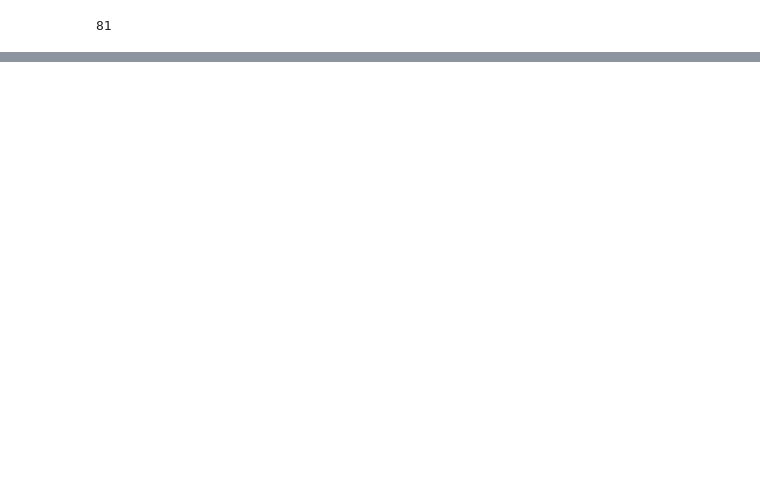
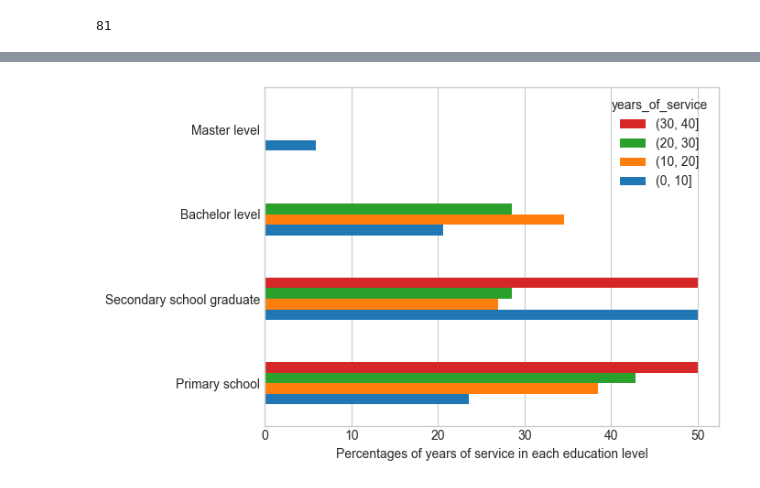
Before and after one commit to KatieRJ/BigDataProject, a Jupyter notebook: project.ipynb, the cells around one changed output, grey strips where cells are left out. Drawn from its saved outputs; the diff is of its cells as text; code cells hidden in the pictures; blank space fills up the shorter version.

```diff
--- a/project.ipynb
+++ b/project.ipynb
@@ -169,0 +158,5 @@ df2
+# %%
+bins = [0, 10, 20, 30, 40]
+# %%
+df['years_of_service'] = pd.cut(df['years_of_service'], bins = bins)
+df
@@ -169,0 +232,4 @@ df2
+# %%
+df3 = pd.crosstab(df['education'], df['years_of_service'], normalize = 'columns') * 100
+df3.index = ['Primary school','Secondary school graduate','Bachelor level','Master level']
+df3
@@ -169,0 +242,8 @@ df2
+# %%
+df3.plot.barh(legend = 'reverse')
+
+plt.xlabel('Percentages of years of service in each education level')
+
+plt.grid(axis = 'y')
+# %% [output]
+[figure, added]
```
Also changed, not shown: parts of 22 cells of this notebook.
